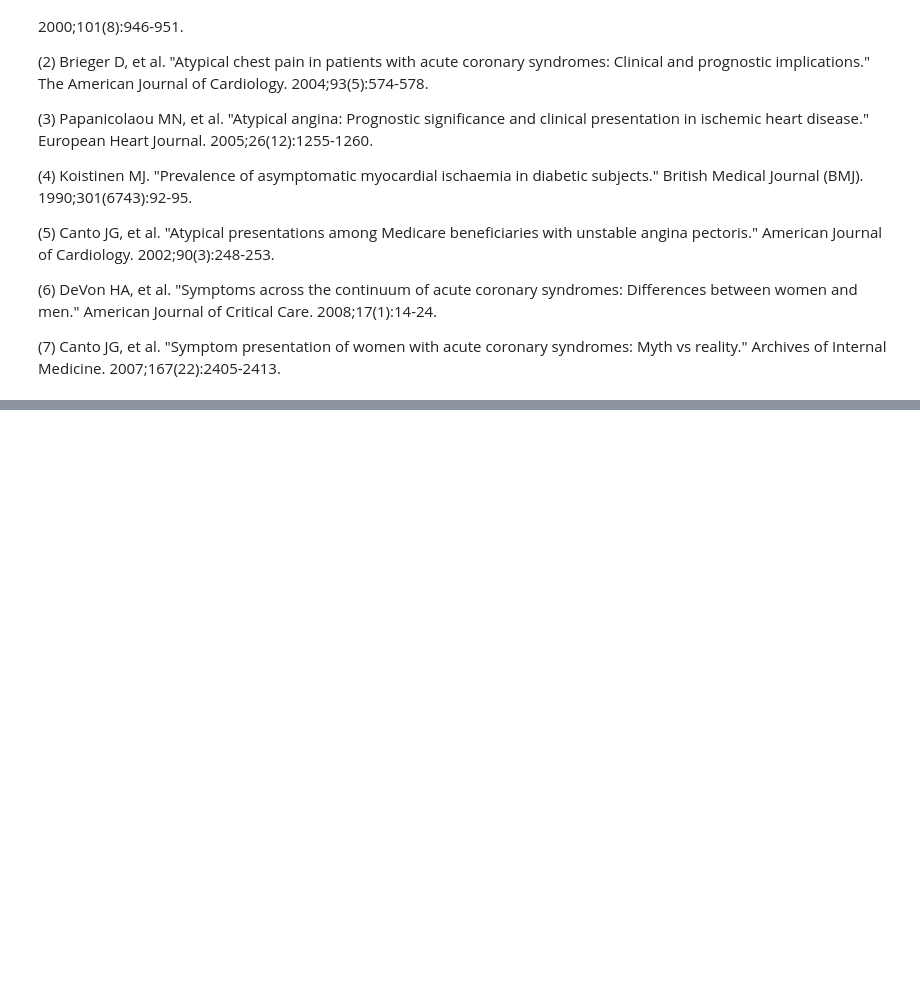
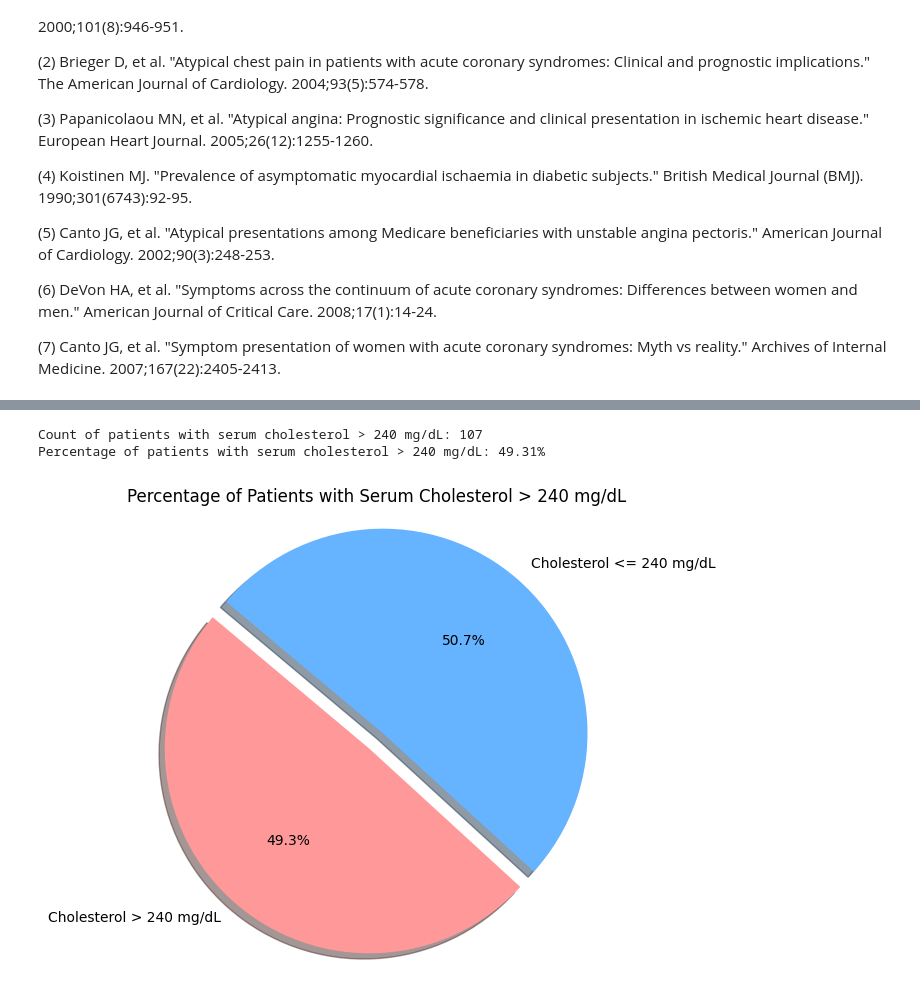
Before and after one commit to KentFre/CDS_CardioVision, a Jupyter notebook: data/data_cleanup.ipynb, the cells around one changed output, grey strips where cells are left out. Cells and saved outputs as stored; diff of their text form; code cells hidden in the pictures; blank space fills up the shorter version.

```diff
--- a/data/data_cleanup.ipynb
+++ b/data/data_cleanup.ipynb
@@ -827,0 +876,37 @@ True                         53   24.423963
+# %%
+heart_disease_patients = data[data['heart_disease_diagnosis'] == True]
+
+
+high_cholesterol_patients = heart_disease_patients[heart_disease_patients['serum_cholesterol'] > 240]
+
+
+high_cholesterol_count = high_cholesterol_patients.shape[0]
+
+
+total_heart_disease_patients = heart_disease_patients.shape[0]
+
+
+percentage_high_cholesterol = (high_cholesterol_count / total_heart_disease_patients) * 100
+
+
+print(f"Count of patients with serum cholesterol > 240 mg/dL: {high_cholesterol_count}")
+print(f"Percentage of patients with serum cholesterol > 240 mg/dL: {percentage_high_cholesterol:.2f}%")
+
+
+def plot_pie_chart():
+    labels = ['Cholesterol > 240 mg/dL', 'Cholesterol <= 240 mg/dL']
+    sizes = [percentage_high_cholesterol, 100 - percentage_high_cholesterol]
+    colors = ['#ff9999', '#66b3ff']
+    explode = (0.1, 0)  # explode the first slice (cholesterol > 200 mg/dL)
+
+    plt.figure(figsize=(6, 6))
+    plt.pie(sizes, explode=explode, labels=labels, colors=colors, autopct='%1.1f%%', shadow=True, startangle=140)
+    plt.title('Percentage of Patients with Serum Cholesterol > 240 mg/dL')
+    plt.axis('equal')  # Equal aspect ratio ensures that pie is drawn as a circle.
+    plt.show()
+
+plot_pie_chart()
+# %% [output]
+Count of patients with serum cholesterol > 240 mg/dL: 107
+Percentage of patients with serum cholesterol > 240 mg/dL: 49.31%
+[figure, added]
```
Also changed, not shown: parts of 43 cells of this notebook, 1 other file.
